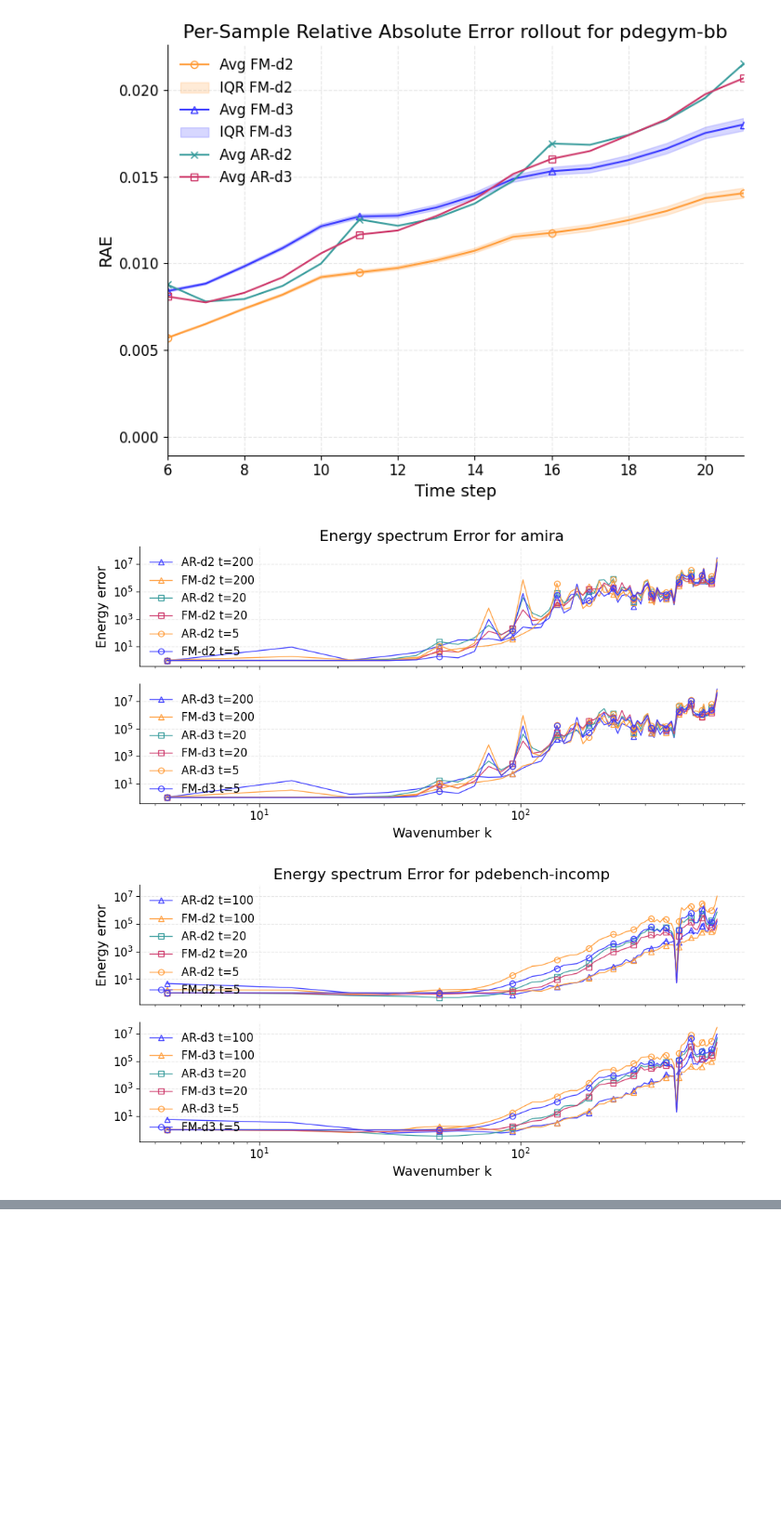
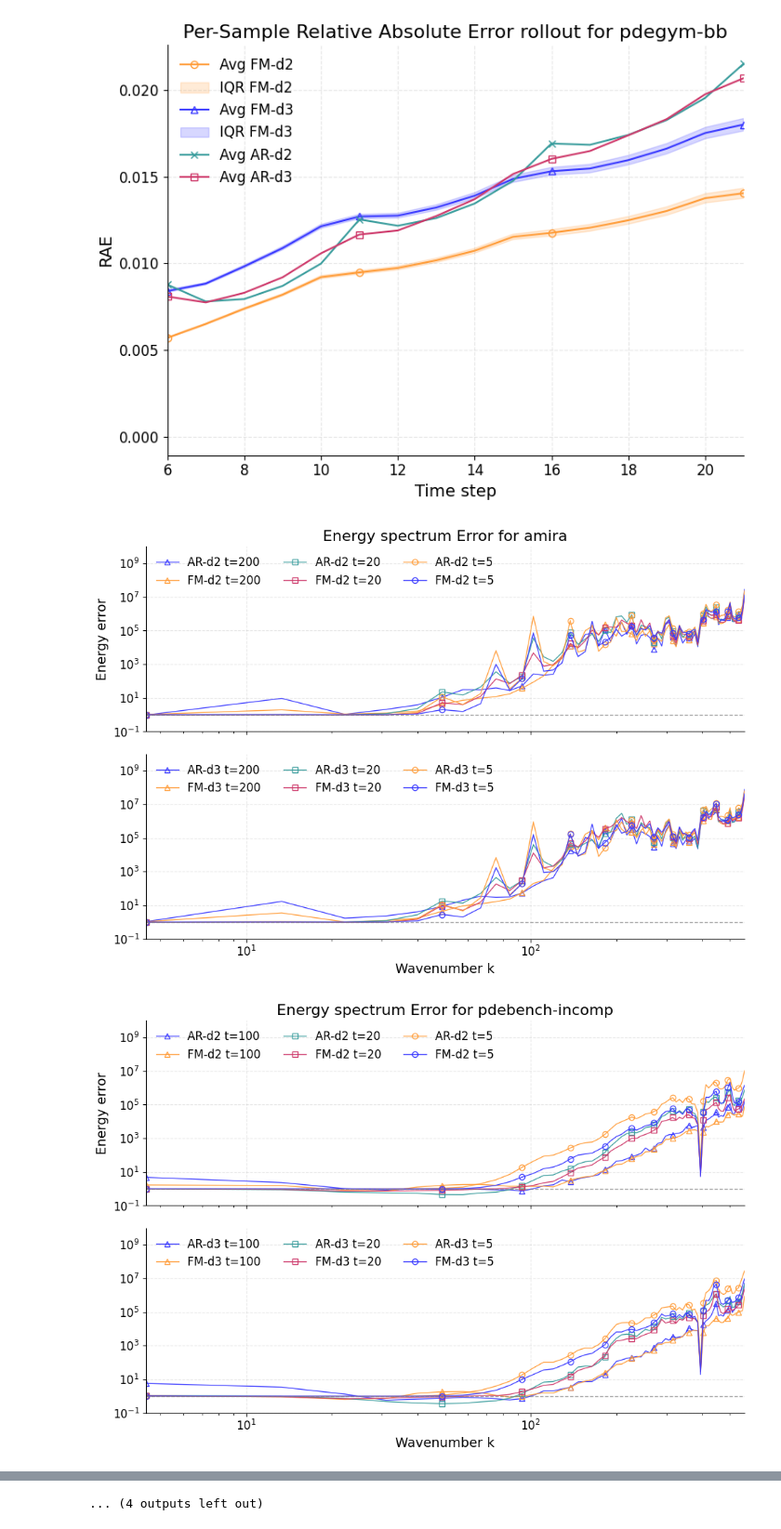
Before and after one commit to tpharmsen/FluidGPT, a Jupyter notebook: src/scripts/graphGeneration.ipynb, the cells around one changed output, grey strips where cells are left out. Shown at 93% size. Cells and saved outputs as stored; diff of their text form; code cells hidden in the pictures; blank space fills up the shorter version.

Commit message:
new graphs

```diff
--- a/src/scripts/graphGeneration.ipynb
+++ b/src/scripts/graphGeneration.ipynb
@@ -275,7 +275,7 @@ for spectrum_type, spectrum_name in zip(["E", "Z"], spectrum_actual):
             k_steps = json.load(f)
         #print(f"k_steps length: {len(k_steps)}")
         # create figure
-        fig, ax = plt.subplots(ncols=1, nrows=2, figsize=(10, 5), sharex=True, sharey=True)
+        fig, ax = plt.subplots(ncols=1, nrows=2, figsize=(10, 7), sharex=True, sharey=True)
         for c, (t, timestep) in reversed(list(enumerate(zip(timestep_actual, timestep_list)))):
 
             filename_ar = f"{base_path_ar}{spectrum_type}spec_t{timestep}_{dataset_name}.json"
@@ -304,35 +304,41 @@ for spectrum_type, spectrum_name in zip(["E", "Z"], spectrum_actual):
             q0_2, q25_2, q50_2, q75_2, q100_2 = np.quantile(data_fm2, [0, 0.25, 0.5, 0.75, 1], axis=(2))
             #compute the mean of the quantiles over axis 1
             q0 = np.mean(q0, axis=1)
             q25 = np.mean(q25, axis=1)
             q50 = np.mean(q50, axis=1)
             q75 = np.mean(q75, axis=1)
             q100 = np.mean(q100, axis=1)
             q0_2 = np.mean(q0_2, axis=1)
             q25_2 = np.mean(q25_2, axis=1)
             q50_2 = np.mean(q50_2, axis=1)
             q75_2 = np.mean(q75_2, axis=1)
             q100_2 = np.mean(q100_2, axis=1)
 
             ax[0].plot(k_steps, avg_ar, label=f'AR-d2 t={t}', linewidth=1, color=colors[c], alpha=0.95, marker=markers[c], markevery=5)
             ax[0].plot(k_steps, avg_fm, label=f'FM-d2 t={t}', linewidth=1, color=colors[c+2], alpha=0.95, marker=markers[c], markevery=5)
-            #ax[1].fill_between(k_steps, q25, q75, color=colors[1], alpha=0.2, label='IQR FM-d2')
+            #ax[0].fill_between(k_steps, q25, q75, color=colors[1], alpha=0.2, label='IQR FM-d2')
             ax[1].plot(k_steps, avg_ar2, label=f'AR-d3 t={t}', linewidth=1, color=colors[c], alpha=0.95, marker=markers[c], markevery=5)
             ax[1].plot(k_steps, avg_fm2, label=f'FM-d3 t={t}', linewidth=1, color=colors[c+2], alpha=0.95, marker=markers[c], markevery=5)
-            #ax[3].fill_between(k_steps, q25_2, q75_2, color=colors[3], alpha=0.2, label='IQR FM-d3')
+            #ax[1].fill_between(k_steps, q25_2, q75_2, color=colors[3], alpha=0.2, label='IQR FM-d3')
+            # if there is pdegym as string in the dataset, set the y-scale limit to 10^9
         #print()
         ax[0].set_xscale('log')
         ax[0].set_yscale('log')
         ax[1].set_xlabel("Wavenumber k")
         ax[0].set_ylabel(f"{spectrum_name} error")
         ax[0].set_title(f"{spectrum_name} spectrum Error for {dataset_name}")
         for a in ax:
-            a.legend(loc='upper left')
+            ymin, _ = a.get_ylim()
+            #print(ymin)
+            a.set_ylim(0.1, 10e9)
+            a.legend(ncol=3, loc='upper left')
             a.minorticks_on()
+            a.hlines(y=1, xmin=k_steps[0], xmax=k_steps[-1], color='gray', linestyle='--', linewidth=1, alpha=0.7)
+            a.set_xlim(k_steps[0], k_steps[-1])
         plt.tight_layout()
         plt.savefig(f"../../report/figs/results/spectra/spectrum_{spectrum_type}_{dataset_name}.png", dpi=300)
         #plt.savefig(f"../../../FluidGPT_validation/spectra/spectrum_{spectrum_type}_{dataset_name}.png", dpi=300)
         plt.show()
 # %% [output]
-[figure, old version]
+[figure, new version]
-[figure, old version]
+[figure, new version]
@@ -341,3 +355,4 @@ for spectrum_type, spectrum_name in zip(["E", "Z"], spectrum_actual):
+... (4 outputs left out)
 # %%
 base_path_ar = "../../../FluidGPT_validation/final_data/MTT/ar-d2-9-last/ms_error/"
 base_path_ar2 = "../../../FluidGPT_validation/final_data/MTT/ar-d3-6-last/ms_error/"
```
Also changed, not shown: parts of 1 cell of this notebook, 16 other files.
